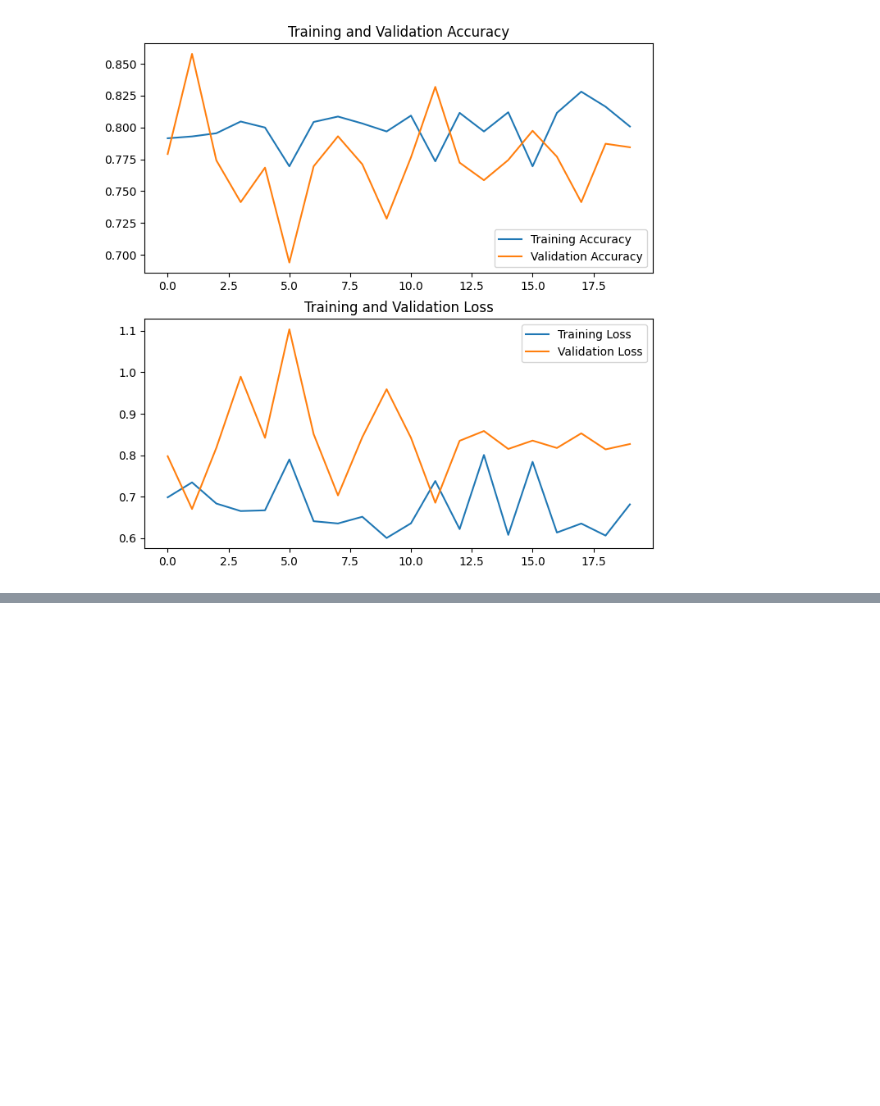
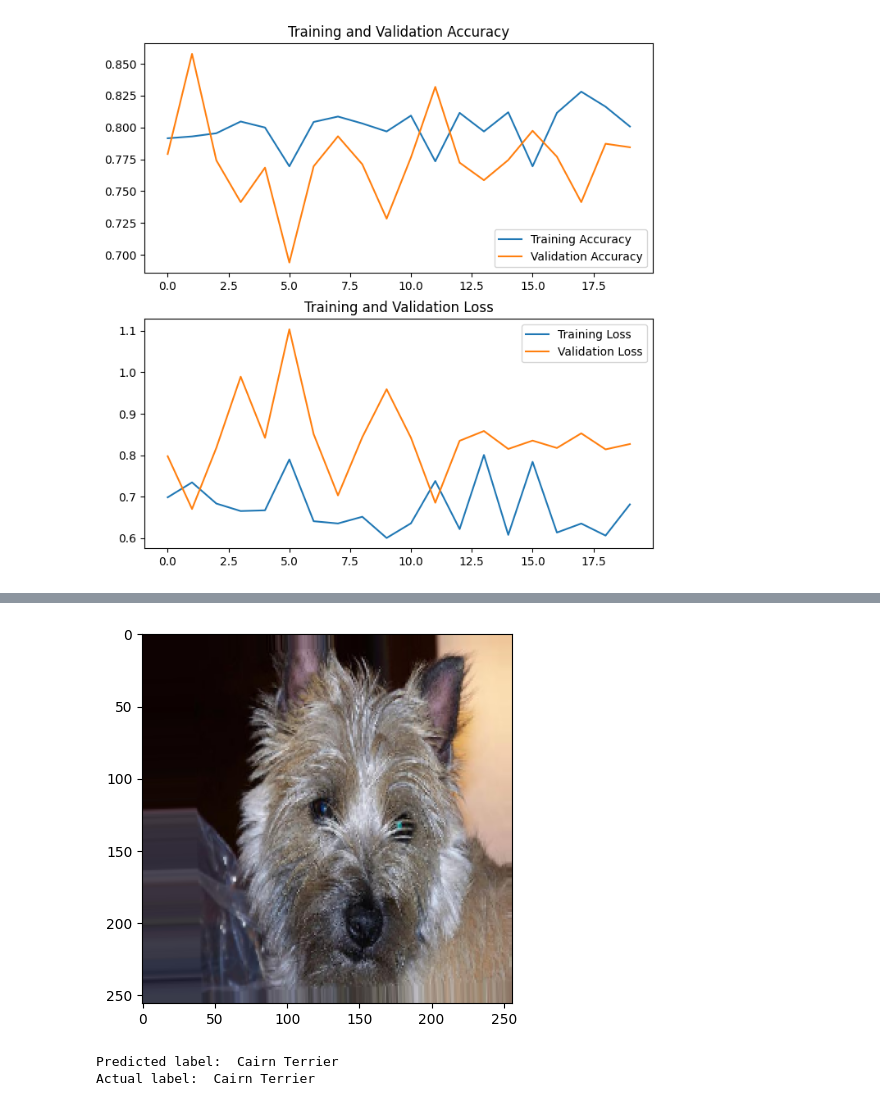
Before and after one commit to jl-tavera/dog_breed_cnn, a Jupyter notebook: dogs.ipynb, the cells around one changed output, grey strips where cells are left out. Cells and saved outputs as stored; diff of their text form; code cells hidden in the pictures; blank space fills up the shorter version.

```diff
--- a/dogs.ipynb
+++ b/dogs.ipynb
@@ -211,0 +176,17 @@ TypeError: Invalid shape () for image data
+# %%
+# Get the first batch of images from the generator
+images_val, labels_val = next(validation_generator)
+# Predict the labels of the images
+labels_predict = model.predict(images_val)
+# Generate a random number
+random_int = np.random.randint(0, BATCH_SIZE)
+# Get the predicted and actual label
+predicted_label = class_names[np.argmax(labels_predict[random_int])]
+actual_label = class_names[np.argmax(labels_val[random_int])]
+# Plot the image
+plt.imshow(images_val[random_int])
+plt.show()
+# Print the predicted and actual label
+print("Predicted label: ", predicted_label)
+print("Actual label: ", actual_label)
+# %% [output]
@@ -211,0 +194,3 @@ TypeError: Invalid shape () for image data
+[figure, added]
+Predicted label:  Cairn Terrier
+Actual label:  Cairn Terrier
```
Also changed, not shown: parts of 19 cells of this notebook, 7 other files.
